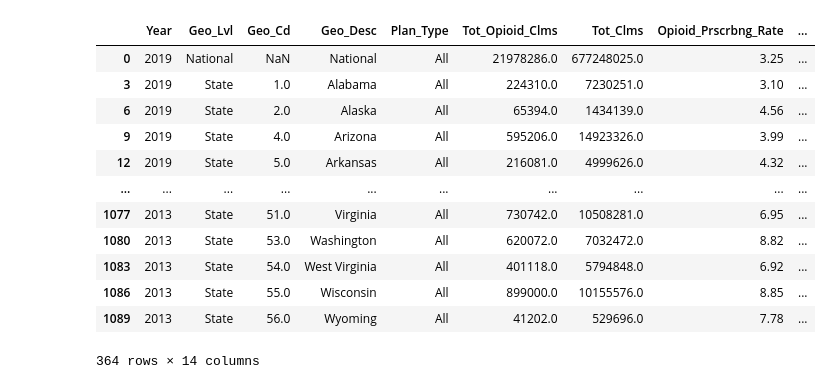
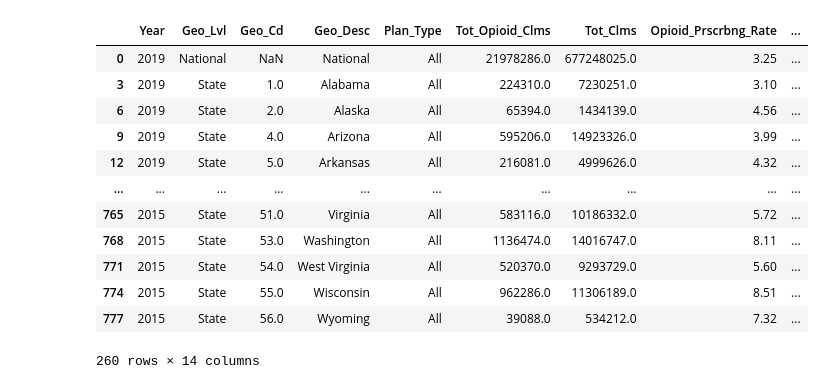
Before and after one commit to helent88/Project_1, a Jupyter notebook: OpiodDeath_Pers.ipynb, the cells around one changed output. Saved outputs shown, nothing was run; the diff lists cells and outputs as text; code cells hidden in the pictures.

Commit message:
Cleaner Data

```diff
--- a/OpiodDeath_Pers.ipynb
+++ b/OpiodDeath_Pers.ipynb
@@ -11,21 +11,21 @@ cdc_df = pd.read_csv("Resource/VSRR_Provisional_Drug_Overdose_Death_Counts_2015_
 care_df = pd.read_csv("Resource/Medicare_Opioid_Prescribing_Data_2013_2019.csv", low_memory = False)
 caid_df = pd.read_csv("Resource/Medicaid_Opioid_Prescribing_data_2013_2019.csv", low_memory = False)
 # %%
-# Filtering Medcaid data for all plan types
-caid_clean = caid_df.loc[caid_df["Plan_Type"]=="All"]
+# Filtering Medcaid dropping year 2013 & 2014 and filtering for all plan types
+caid_year = caid_df.loc[(caid_df["Year"] != 2013) & (caid_df["Year"] != 2014)]
 
-caid_clean
+caid_clean = caid_year.loc[caid_year["Plan_Type"]=="All"]
 # %% [output]
 |  | Year | Geo_Lvl | Geo_Cd | Geo_Desc | Plan_Type | Tot_Opioid_Clms | Tot_Clms | Opioid_Prscrbng_Rate | ... |
 | 0 | 2019 | National | NaN | National | All | 21978286.0 | 677248025.0 | 3.25 | ... |
 | 3 | 2019 | State | 1.0 | Alabama | All | 224310.0 | 7230251.0 | 3.10 | ... |
 | 6 | 2019 | State | 2.0 | Alaska | All | 65394.0 | 1434139.0 | 4.56 | ... |
 | 9 | 2019 | State | 4.0 | Arizona | All | 595206.0 | 14923326.0 | 3.99 | ... |
 | 12 | 2019 | State | 5.0 | Arkansas | All | 216081.0 | 4999626.0 | 4.32 | ... |
 | ... | ... | ... | ... | ... | ... | ... | ... | ... | ... |
-| 1077 | 2013 | State | 51.0 | Virginia | All | 730742.0 | 10508281.0 | 6.95 | ... |
-| 1080 | 2013 | State | 53.0 | Washington | All | 620072.0 | 7032472.0 | 8.82 | ... |
-| 1083 | 2013 | State | 54.0 | West Virginia | All | 401118.0 | 5794848.0 | 6.92 | ... |
-| 1086 | 2013 | State | 55.0 | Wisconsin | All | 899000.0 | 10155576.0 | 8.85 | ... |
-| 1089 | 2013 | State | 56.0 | Wyoming | All | 41202.0 | 529696.0 | 7.78 | ... |
+| 765 | 2015 | State | 51.0 | Virginia | All | 583116.0 | 10186332.0 | 5.72 | ... |
+| 768 | 2015 | State | 53.0 | Washington | All | 1136474.0 | 14016747.0 | 8.11 | ... |
+| 771 | 2015 | State | 54.0 | West Virginia | All | 520370.0 | 9293729.0 | 5.60 | ... |
+| 774 | 2015 | State | 55.0 | Wisconsin | All | 962286.0 | 11306189.0 | 8.51 | ... |
+| 777 | 2015 | State | 56.0 | Wyoming | All | 39088.0 | 534212.0 | 7.32 | ... |
-364 rows × 14 columns
+260 rows × 14 columns
```
Also changed, not shown: parts of 8 cells of this notebook.
